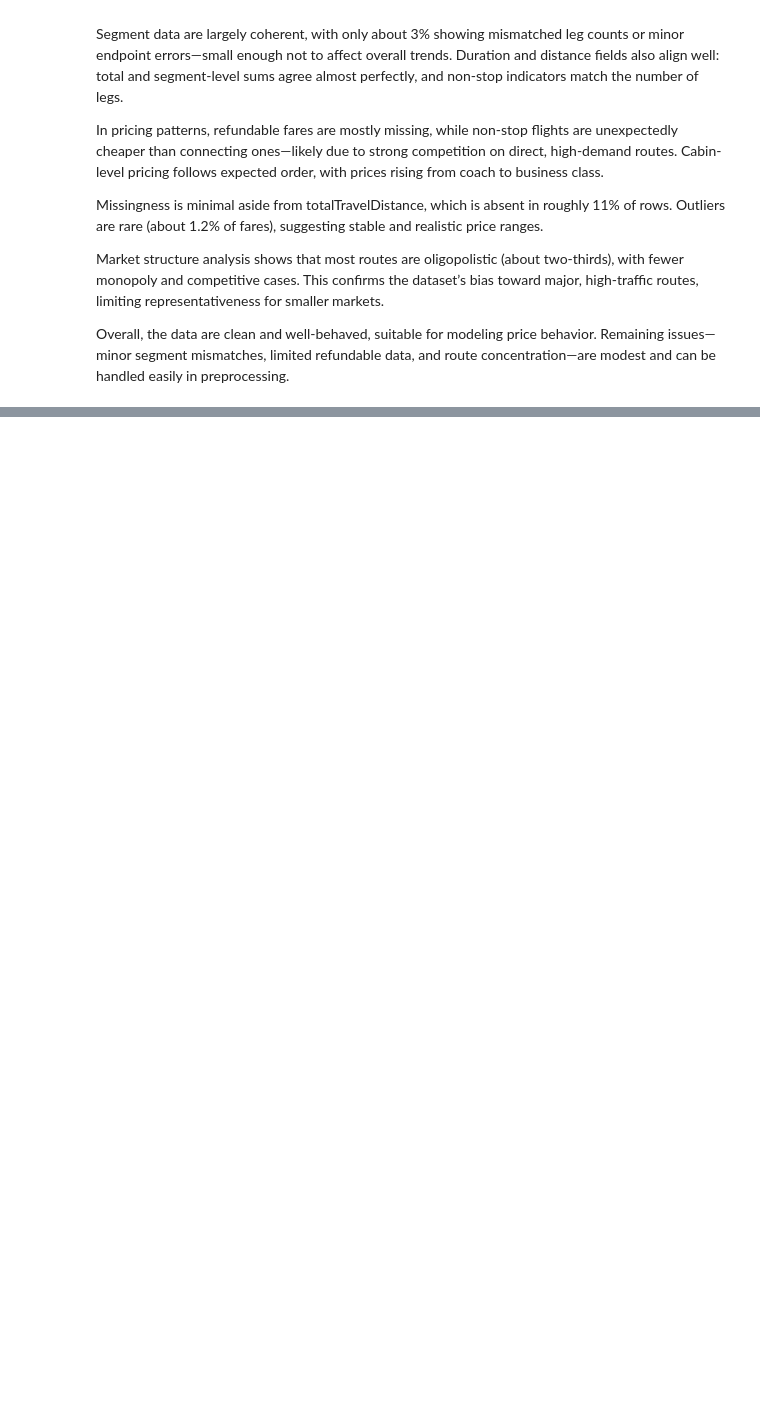
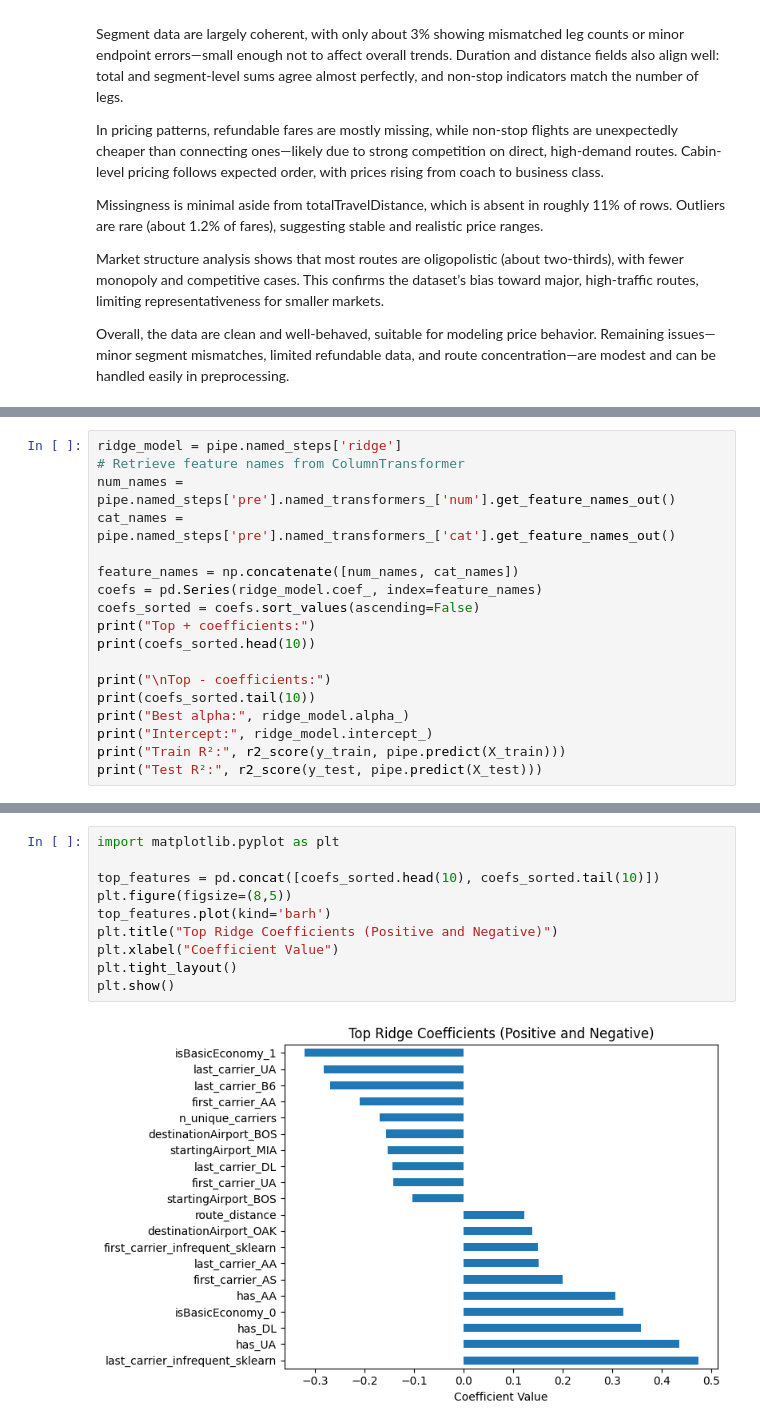
Before and after one commit to yuancx2025/526_project_group2, a Jupyter notebook: ds_kaggle.ipynb, the cells around one changed output, grey strips where cells are left out. Drawn from its saved outputs; the diff is of its cells as text; blank space fills up the shorter version.

```diff
--- a/ds_kaggle.ipynb
+++ b/ds_kaggle.ipynb
@@ -508,0 +815,18 @@ fig.show()
+# %%
+ridge_model = pipe.named_steps['ridge']
+# Retrieve feature names from ColumnTransformer
+num_names = pipe.named_steps['pre'].named_transformers_['num'].get_feature_names_out()
+cat_names = pipe.named_steps['pre'].named_transformers_['cat'].get_feature_names_out()
+
+feature_names = np.concatenate([num_names, cat_names])
+coefs = pd.Series(ridge_model.coef_, index=feature_names)
+coefs_sorted = coefs.sort_values(ascending=False)
+print("Top + coefficients:")
+print(coefs_sorted.head(10))
+
+print("\nTop - coefficients:")
+print(coefs_sorted.tail(10))
+print("Best alpha:", ridge_model.alpha_)
+print("Intercept:", ridge_model.intercept_)
+print("Train R²:", r2_score(y_train, pipe.predict(X_train)))
+print("Test R²:", r2_score(y_test, pipe.predict(X_test)))
@@ -508,0 +851,12 @@ fig.show()
+# %%
+import matplotlib.pyplot as plt
+
+top_features = pd.concat([coefs_sorted.head(10), coefs_sorted.tail(10)])
+plt.figure(figsize=(8,5))
+top_features.plot(kind='barh')
+plt.title("Top Ridge Coefficients (Positive and Negative)")
+plt.xlabel("Coefficient Value")
+plt.tight_layout()
+plt.show()
+# %% [output]
+[figure, added]
```
Also changed, not shown: parts of 11 cells of this notebook.
